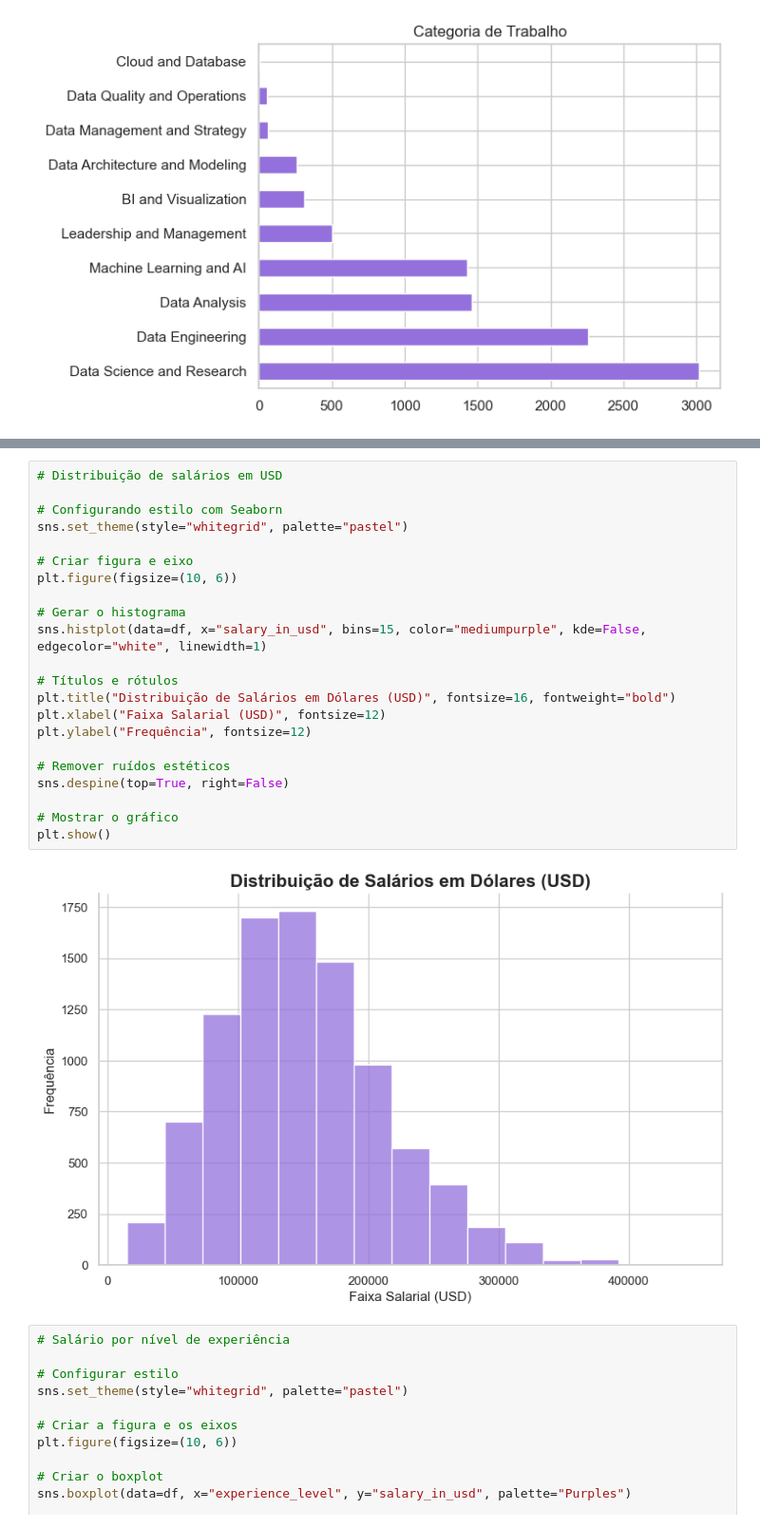
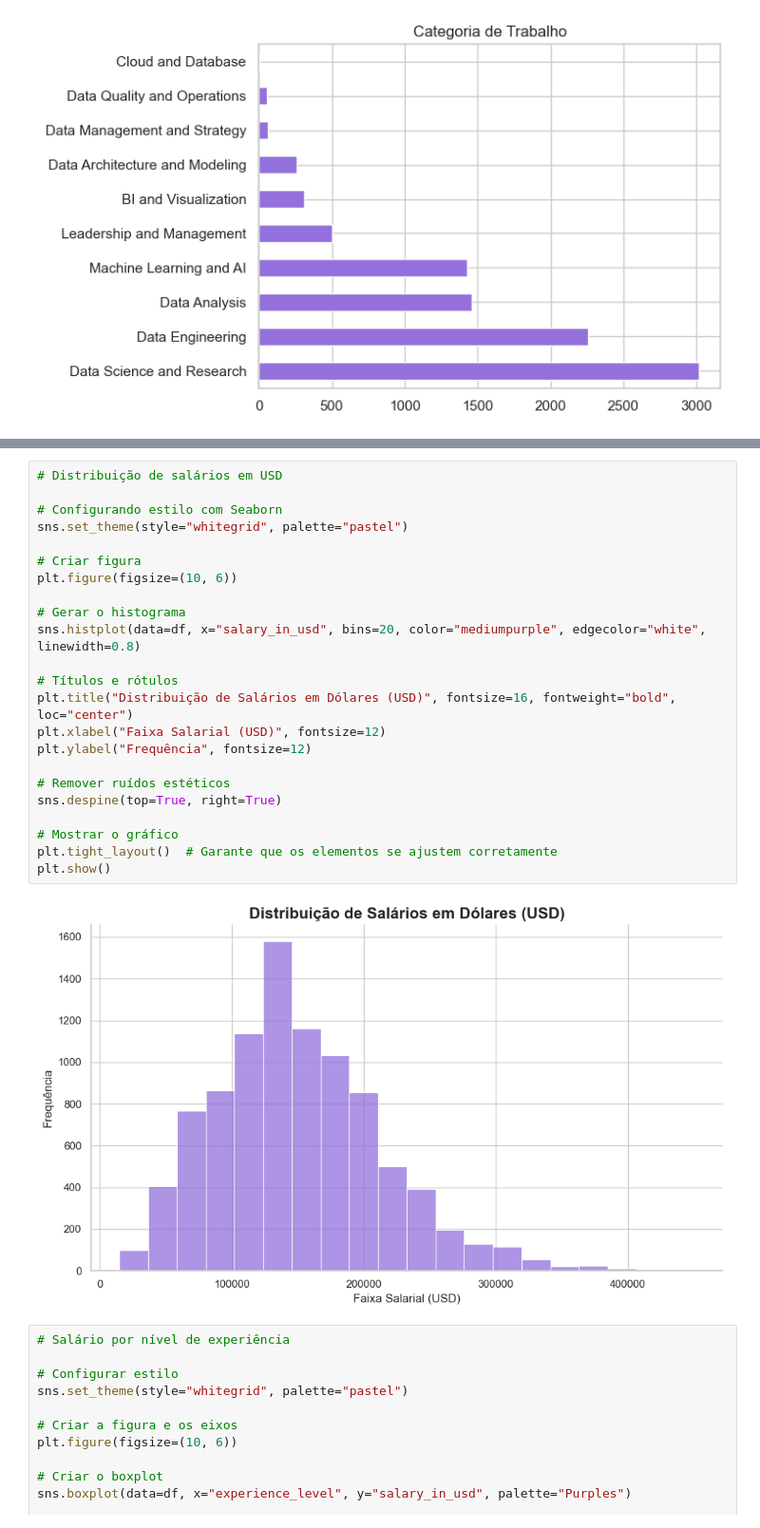
Before and after one commit to pedroohsilva/diferenca-salarial-analistas-e-cientistas-de-dados, a Jupyter notebook: Análise Exploratória de Dados/Análise Exploratória de Dados.ipynb, the cells around one changed output, grey strips where cells are left out. Shown at 95% size. Saved outputs shown, nothing was run; the diff lists cells and outputs as text.

```diff
--- a/Análise Exploratória de Dados/Análise Exploratória de Dados.ipynb
+++ b/Análise Exploratória de Dados/Análise Exploratória de Dados.ipynb
@@ -252,27 +294,28 @@ plt.show()
 # %%
 # Distribuição de salários em USD
 
 # Configurando estilo com Seaborn
 sns.set_theme(style="whitegrid", palette="pastel")
 
-# Criar figura e eixo
+# Criar figura
 plt.figure(figsize=(10, 6))
 
 # Gerar o histograma
-sns.histplot(data=df, x="salary_in_usd", bins=15, color="mediumpurple", kde=False, edgecolor="white", linewidth=1)
+sns.histplot(data=df, x="salary_in_usd", bins=20, color="mediumpurple", edgecolor="white", linewidth=0.8)
 
 # Títulos e rótulos
-plt.title("Distribuição de Salários em Dólares (USD)", fontsize=16, fontweight="bold")
+plt.title("Distribuição de Salários em Dólares (USD)", fontsize=16, fontweight="bold", loc="center")
 plt.xlabel("Faixa Salarial (USD)", fontsize=12)
 plt.ylabel("Frequência", fontsize=12)
 
 # Remover ruídos estéticos
-sns.despine(top=True, right=False)
+sns.despine(top=True, right=True)
 
 # Mostrar o gráfico
+plt.tight_layout()  # Garante que os elementos se ajustem corretamente
 plt.show()
 # %% [output]
-[figure, old version]
+[figure, new version]
 # %%
 # Salário por nível de experiência
 
```
Also changed, not shown: parts of 4 cells of this notebook, 3 other files.
